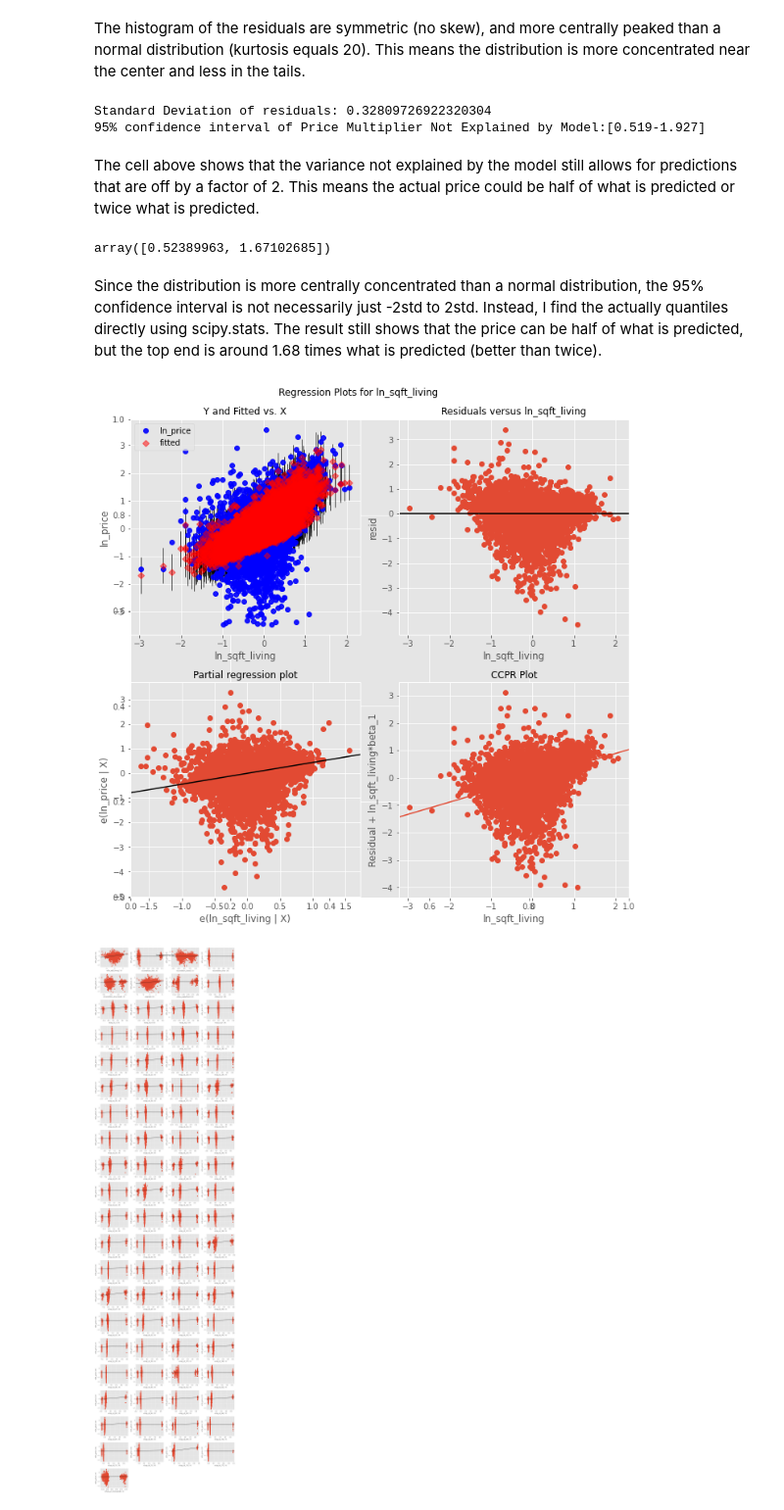
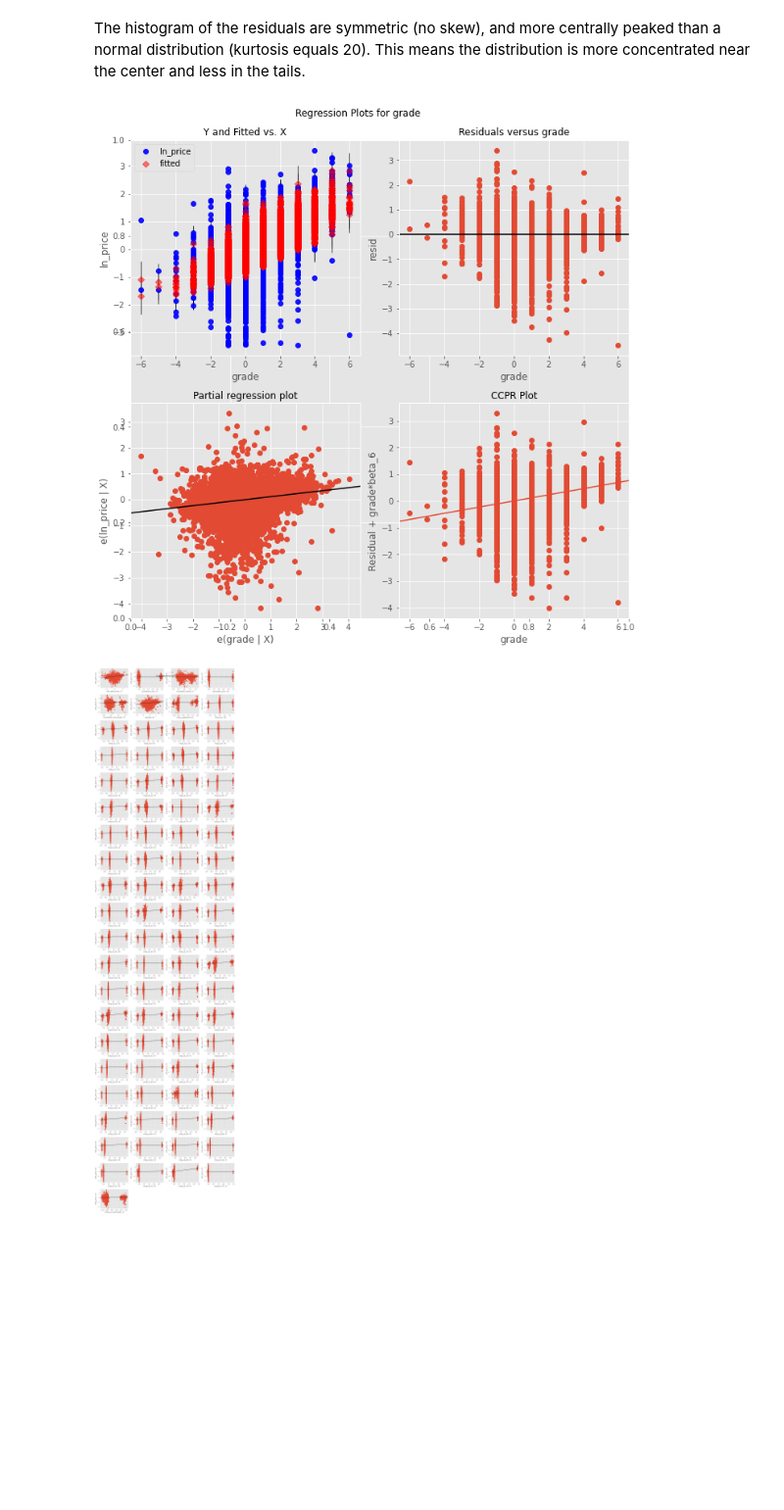
Before and after one commit to daviderics/KC-House-Sales-Phase-2-Project, a Jupyter notebook: student.ipynb, the cells around one changed output. Shown at 98% size. Drawn from its saved outputs; the diff is of its cells as text; code cells hidden in the pictures; blank space fills up the shorter version.

```diff
--- a/student.ipynb
+++ b/student.ipynb
@@ -1044,28 +1061,13 @@ stats.kurtosis(results.resid)
 20.5189652658584
 # %% [markdown]
 The histogram of the residuals are symmetric (no skew), and more centrally peaked than a normal distribution (kurtosis equals 20). This means the distribution is more concentrated near the center and less in the tails.
-# %%
-print(f"Standard Deviation of residuals: {np.std(results.resid, ddof=1)}")
-print(f"95% confidence interval of Price Multiplier Not Explained by Model:[{round(np.exp(-2*np.std(results.resid, ddof=1)),3)}-{round(np.exp(2*np.std(results.resid, ddof=1)),3)}]")
-# %% [output]
-Standard Deviation of residuals: 0.32809726922320304
-95% confidence interval of Price Multiplier Not Explained by Model:[0.519-1.927]
-# %% [markdown]
-The cell above shows that the variance not explained by the model still allows for predictions that are off by a factor of 2.
-This means the actual price could be half of what is predicted or twice what is predicted.
-# %%
-np.exp(stats.mstats.mquantiles(results.resid, prob=[0.025,0.975]))
-# %% [output]
-array([0.52389963, 1.67102685])
-# %% [markdown]
-Since the distribution is more centrally concentrated than a normal distribution, the 95% confidence interval is not necessarily just -2std to 2std. Instead, I find the actually quantiles directly using scipy.stats. The result still shows that the price can be half of what is predicted, but the top end is around 1.68 times what is predicted (better than twice).
 # %%
 # Plots for evaluating the fit to specific parameters
 fig,ax = plt.subplots(figsize=(10,10))
-sm.graphics.plot_regress_exog(results,'ln_sqft_living',fig=fig)
+sm.graphics.plot_regress_exog(results,'grade',fig=fig)
 plt.tight_layout()
 # %% [output]
-[figure, old version]
+[figure, new version]
 # %%
 # Partial regression plots for the model parameters
 fig = plt.figure(figsize=(15,60))
```
Also changed, not shown: parts of 11 cells of this notebook.
